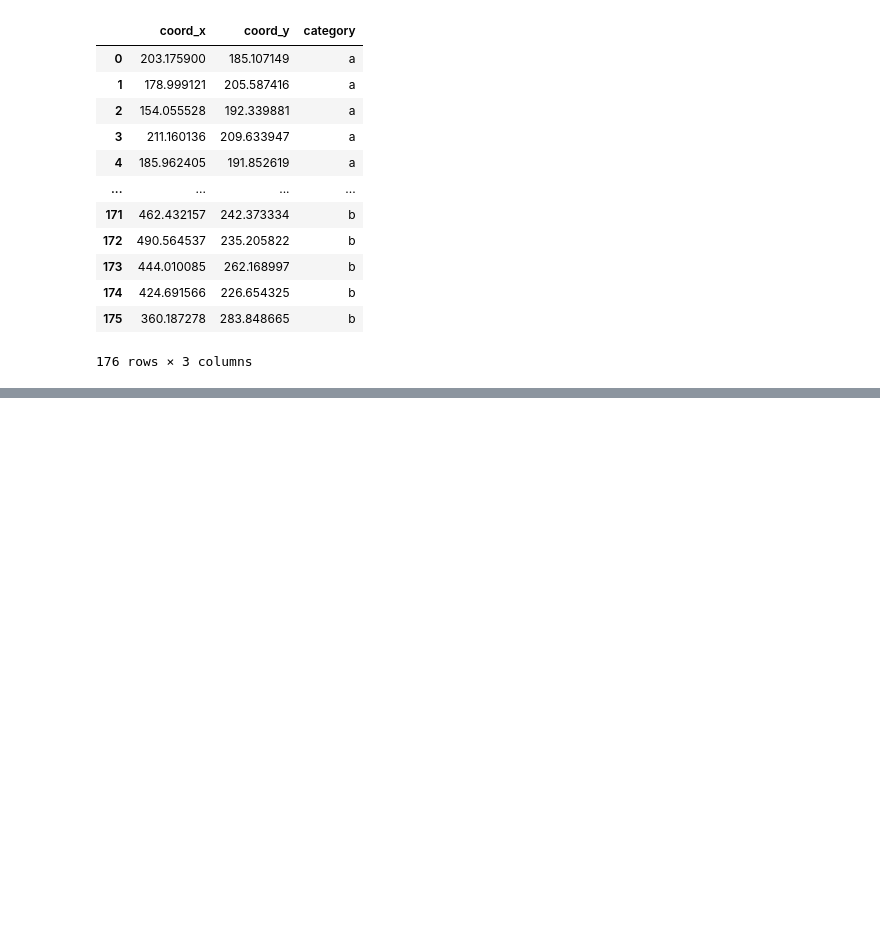
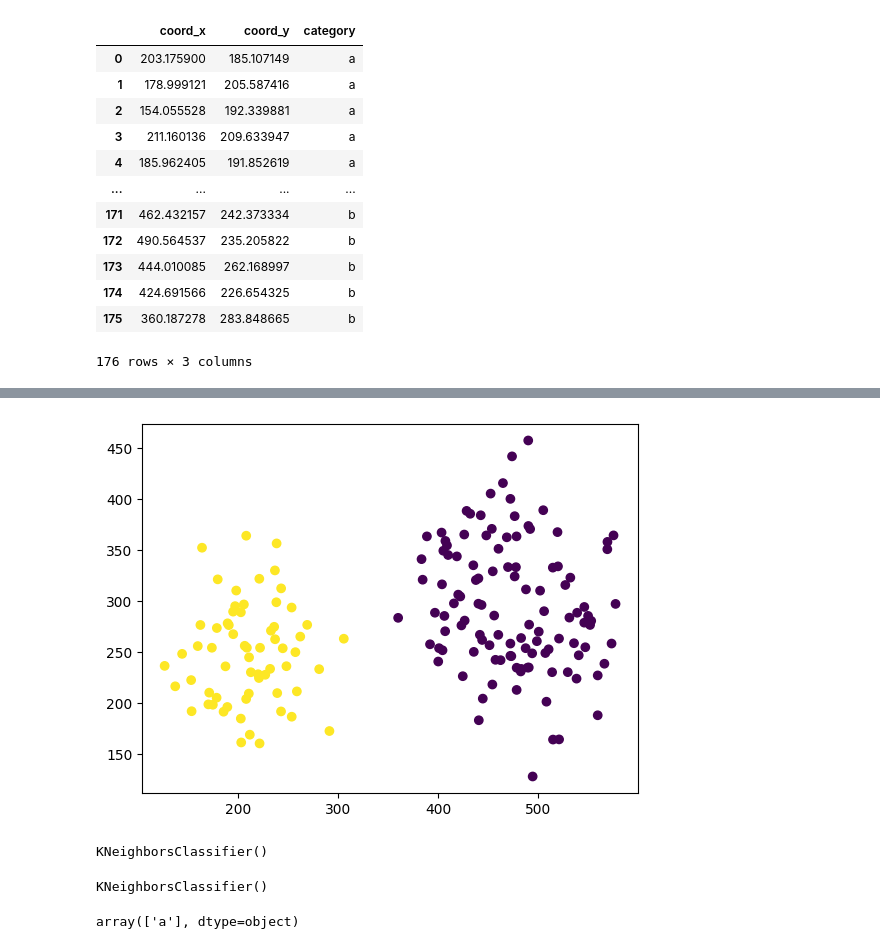
Before and after one commit to sojog/ML-Cluj-28-31-iulie, a Jupyter notebook: Ziua3/05.classification.ipynb, the cells around one changed output, grey strips where cells are left out. Drawn from its saved outputs; the diff is of its cells as text; code cells hidden in the pictures; blank space fills up the shorter version.

```diff
--- a/Ziua3/05.classification.ipynb
+++ b/Ziua3/05.classification.ipynb
@@ -23,0 +26,6 @@ plt.scatter()
+# %%
+
+
+plt.scatter(df["coord_x"], df["coord_y"],c=df["category"]=="a");
+# %% [output]
+[figure, added]
@@ -23,0 +34,5 @@ plt.scatter()
+# %%
+model = KNeighborsClassifier()
+model
+# %% [output]
+KNeighborsClassifier()
@@ -23,0 +42,8 @@ plt.scatter()
+# %%
+model.fit(data, target)
+# %% [output]
+KNeighborsClassifier()
+# %%
+model.predict([   [180, 150]  ])
+# %% [output]
+array(['a'], dtype=object)
```
Also changed, not shown: parts of 5 cells of this notebook.
